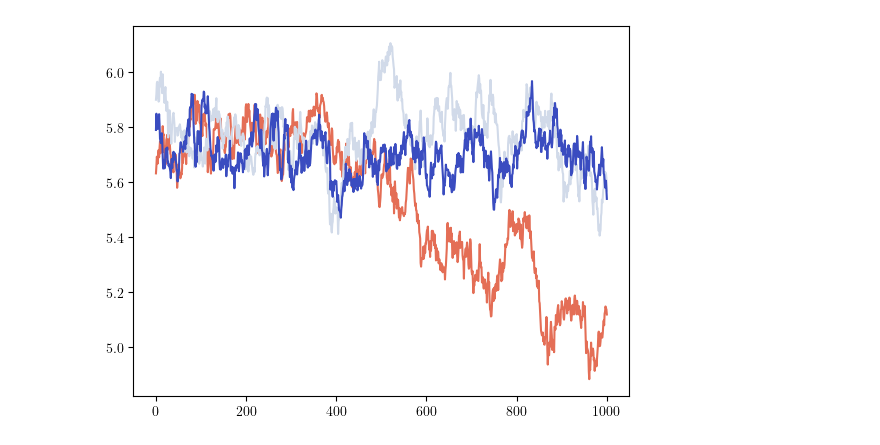
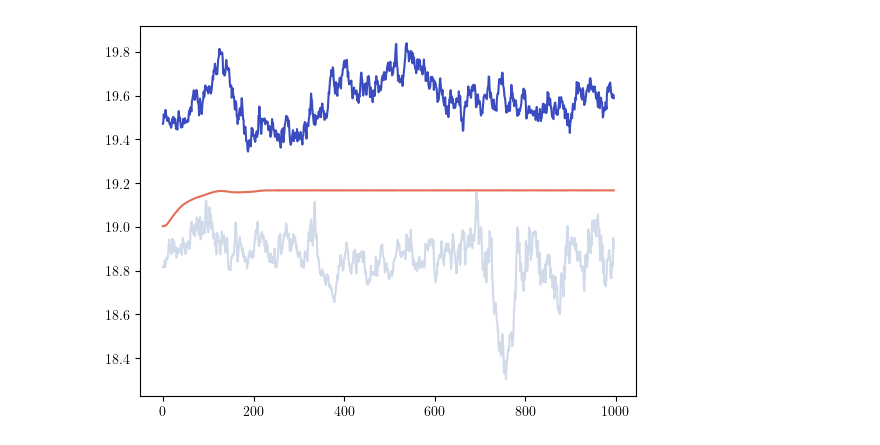
Before and after one commit to gaetanserre/GLOBe, a Jupyter notebook: exps/notebooks/exploration/exploration.ipynb, the cells around one changed output. Saved outputs shown, nothing was run; the diff lists cells and outputs as text; code cells hidden in the pictures.

```diff
--- a/exps/notebooks/exploration/exploration.ipynb
+++ b/exps/notebooks/exploration/exploration.ipynb
@@ -136,11 +209,17 @@ class Holder:
 n_particles = 300
 iter = 1000
 snapshot = 999
-f_ = lambda : VisualWrapper(Holder())
-opt_ = CBO
-smd_opt = SMD_CBO
-gcn_opt = GCN_CBO
-dt = 0.0001
+fun = Ackley()
+f_ = lambda : VisualWrapper(fun)
+bounds = augment_dimensions(fun.visual_bounds, 2)
+opt_ = MSGD
+smd_opt = SMD_MSGD
+gcn_opt = GCN_MSGD
+dt = 0.1
+
+opt_str = "MSGD"
+smd_opt_str = "SMD-" + opt_str
+gcn_opt_str = "GCN-" + opt_str
 # %%
 f = f_()
 
@@ -159,2 +237,2 @@ Results for CBO: -19.19573444608261
 # %%
-cbo_max, cbo_mean, cbo_var = f.visualize_distance(iter, n_particles)
+opt_max, opt_mean, opt_var = f.visualize_distance(iter, n_particles)
@@ -182,2 +266,2 @@ Results for SMD-CBO: -19.208501126471955
 # %%
-smd_cbo_max, smd_cbo_mean, smd_cbo_var = f.visualize_distance(iter, n_particles)
+smd_opt_max, smd_opt_mean, smd_opt_var = f.visualize_distance(iter, n_particles)
@@ -204,2 +294,2 @@ Results for GCN-CBO: -19.20837339696159
 # %%
-gcn_cbo_max, gcn_cbo_mean, gcn_cbo_var = f.visualize_distance(iter, n_particles)
+gcn_opt_max, gcn_opt_mean, gcn_opt_var = f.visualize_distance(iter, n_particles)
@@ -229,9 +327,9 @@ plt.savefig("exploration_max.svg", bbox_inches="tight")
 # %%
-fig, ax = plt.subplots()
-ax.plot(cbo_var, label=r"CBO", c="#e46e56")
-ax.plot(smd_cbo_var, label=r"SMD-CBO", c="#d1dae9")
-ax.plot(gcn_cbo_var, label=r"GCN-CBO", c="#3a4cc0")
+fig, ax = plt.subplots(figsize=(6.4, 4.8))
+ax.plot(opt_var[2:998], label=opt_str, c="#e46e56")
+ax.plot(smd_opt_var[2:998], label=smd_opt_str, c="#d1dae9")
+ax.plot(gcn_opt_var[2:998], label=gcn_opt_str, c="#3a4cc0")
 # ax.legend()
 plt.savefig("exploration_var.svg", bbox_inches="tight")
 # %% [output]
-[figure, old version]
+[figure, new version]
```
Also changed, not shown: parts of 16 cells of this notebook, 22 other files.
